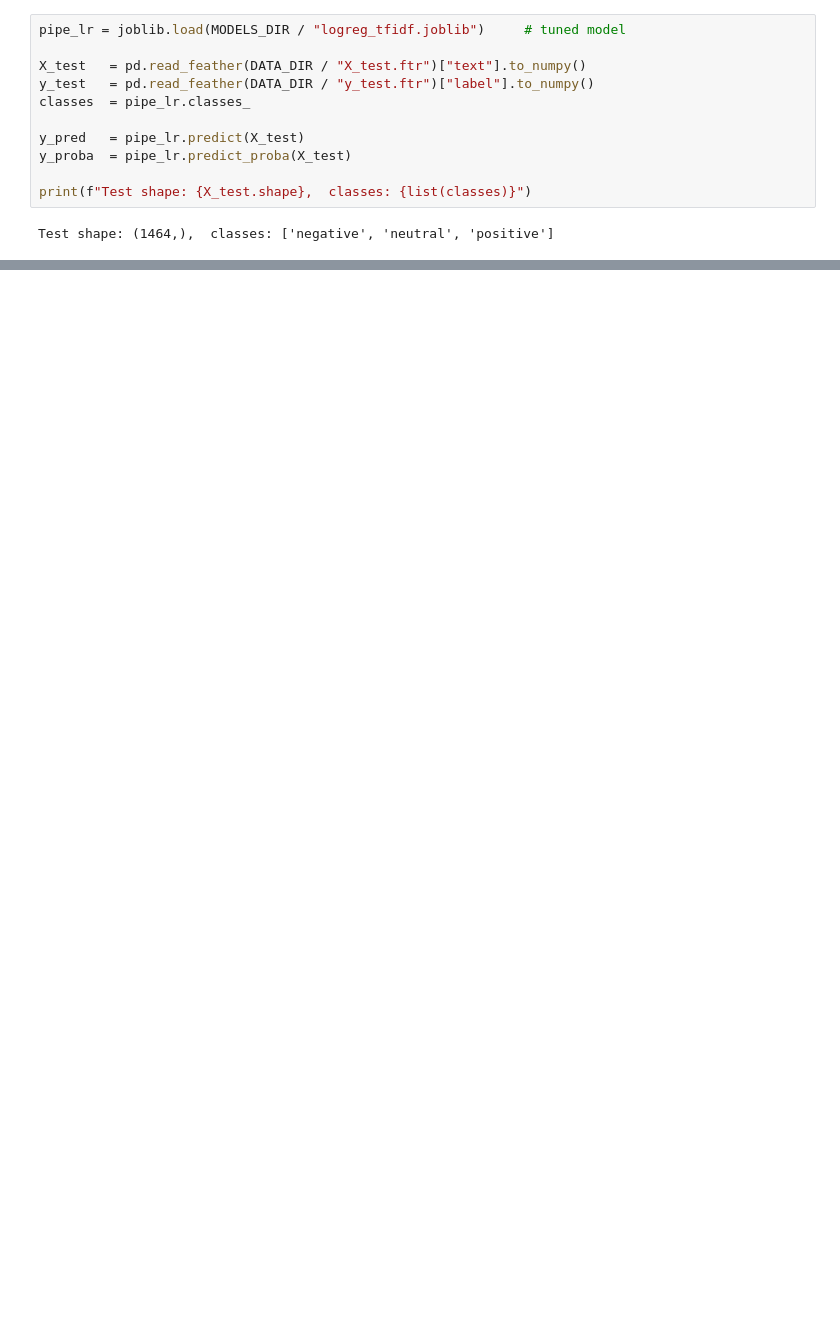
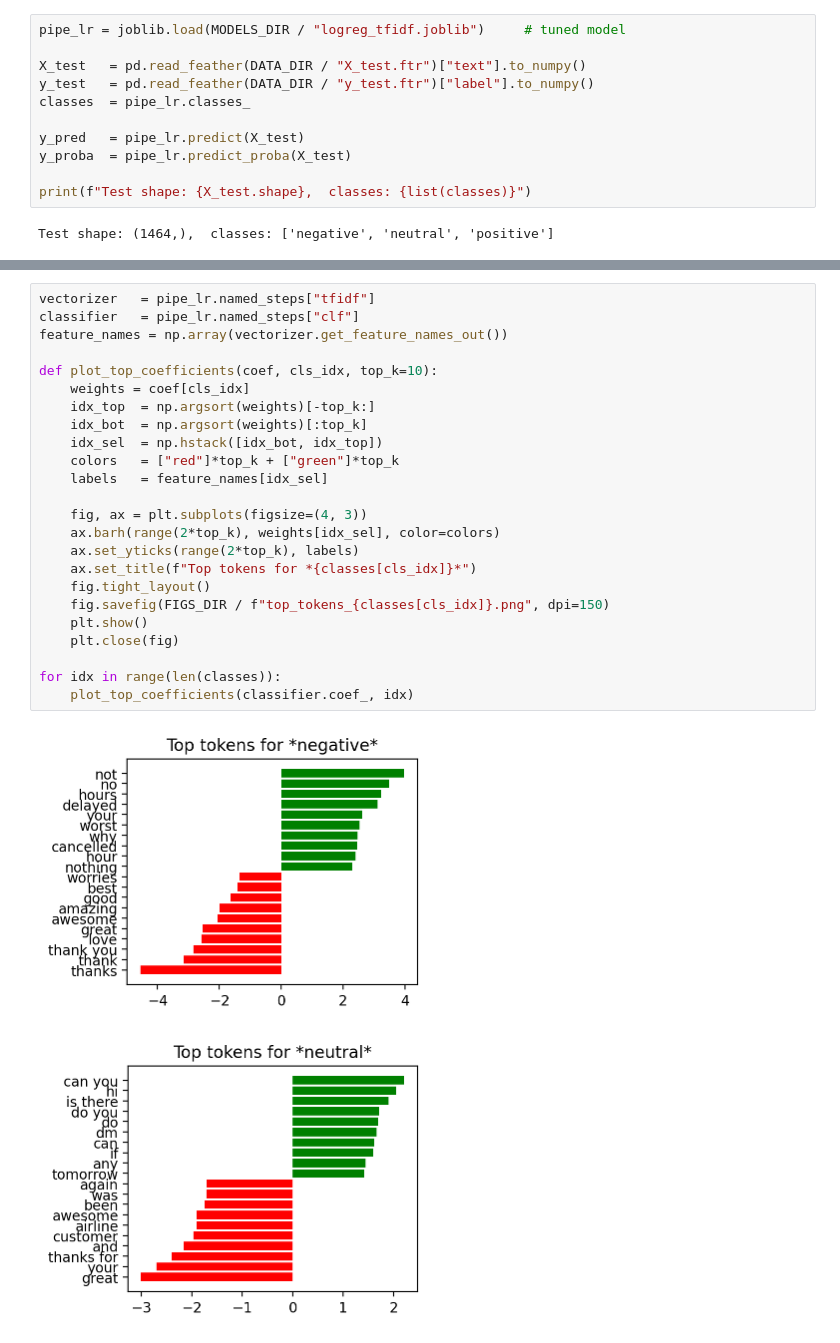
Before and after one commit to justin-castillo/twitter-airline-analysis, a Jupyter notebook: notebooks/08_model_evaluation.ipynb, the cells around one changed output, grey strips where cells are left out. Drawn from its saved outputs; the diff is of its cells as text; blank space fills up the shorter version.

```diff
--- a/notebooks/08_model_evaluation.ipynb
+++ b/notebooks/08_model_evaluation.ipynb
@@ -125,0 +157,27 @@ plt.close(fig)
+# %%
+vectorizer   = pipe_lr.named_steps["tfidf"]
+classifier   = pipe_lr.named_steps["clf"]
+feature_names = np.array(vectorizer.get_feature_names_out())
+
+def plot_top_coefficients(coef, cls_idx, top_k=10):
+    weights = coef[cls_idx]
+    idx_top  = np.argsort(weights)[-top_k:]
+    idx_bot  = np.argsort(weights)[:top_k]
+    idx_sel  = np.hstack([idx_bot, idx_top])
+    colors   = ["red"]*top_k + ["green"]*top_k
+    labels   = feature_names[idx_sel]
+
+    fig, ax = plt.subplots(figsize=(4, 3))
+    ax.barh(range(2*top_k), weights[idx_sel], color=colors)
+    ax.set_yticks(range(2*top_k), labels)
+    ax.set_title(f"Top tokens for *{classes[cls_idx]}*")
+    fig.tight_layout()
+    fig.savefig(FIGS_DIR / f"top_tokens_{classes[cls_idx]}.png", dpi=150)
+    plt.show()
+    plt.close(fig)
+
+for idx in range(len(classes)):
+    plot_top_coefficients(classifier.coef_, idx)
+# %% [output]
+[figure, added]
+[figure, added]
```
Also changed, not shown: parts of 17 cells of this notebook.
